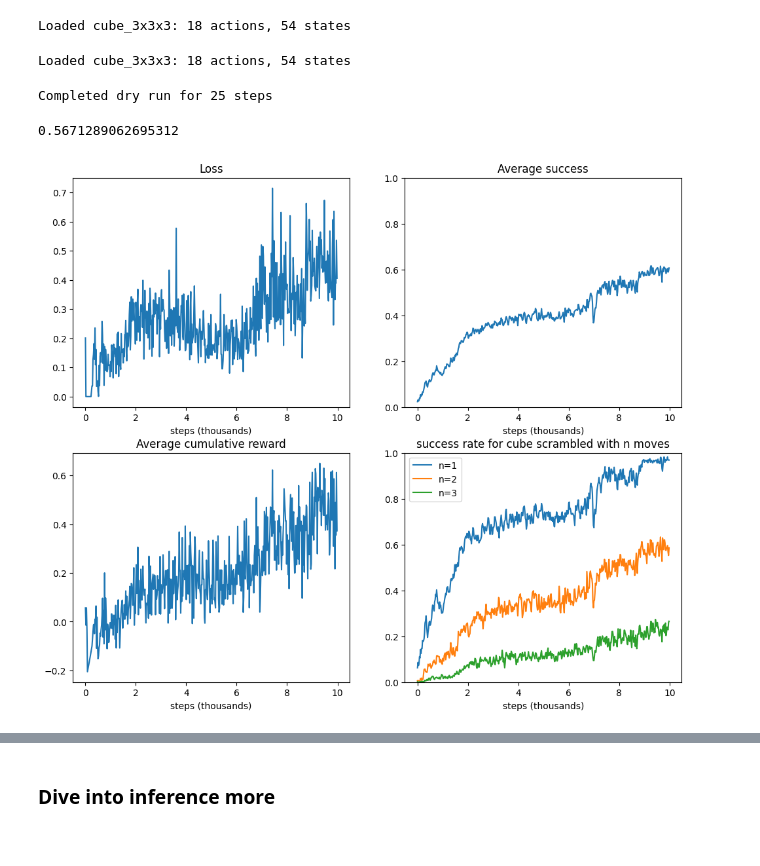
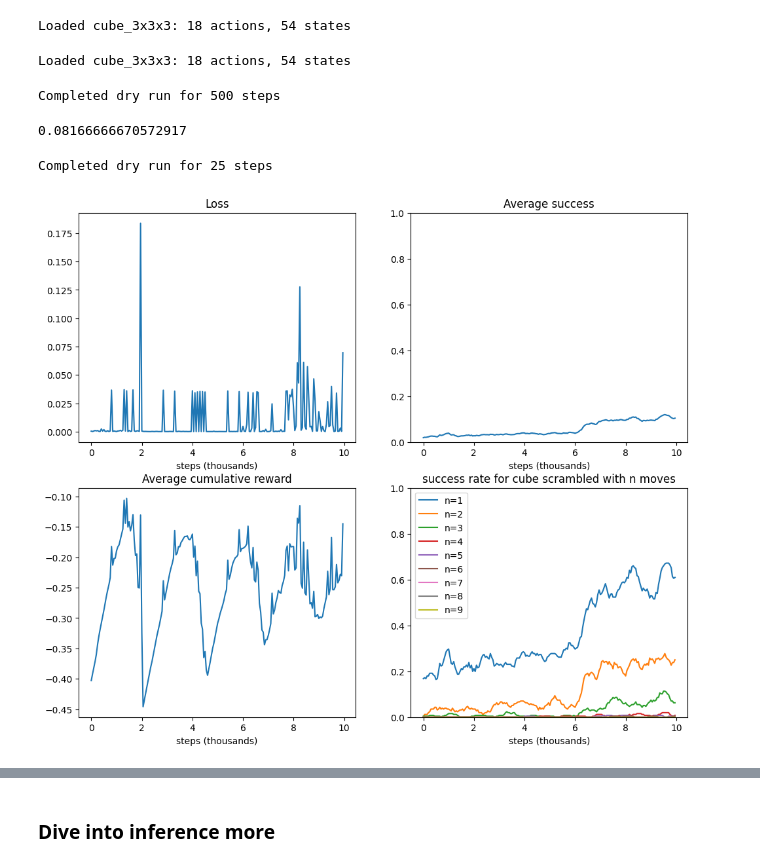
Before and after one commit to LeonY117/polytope-permutation, a Jupyter notebook: agent.ipynb, the cells around one changed output, grey strips where cells are left out. Saved outputs shown, nothing was run; the diff lists cells and outputs as text; code cells hidden in the pictures.

```diff
--- a/agent.ipynb
+++ b/agent.ipynb
@@ -104,7 +109,7 @@ def train(env, agent, history, episodes, episode_length=20, dry_run=0):
             loss = agent.optimize(s, a, r, s_n, terminated, mask)
             s = s_n
 
-        agent.update_target_net()
+        # agent.update_target_net()
 
         history["loss"].append(loss)
         history["reward"].append(
@@ -290,38 +297,33 @@ history = {
 ec = env_config.copy()
 ac = agent_config.copy()
 
-# ec["num_envs"] = 100
-# ec["max_steps"] = 3
-# ec["reward_config"]["success"] = 10
-# ec["reward_config"]["time"] = -0.1
-# ec["reset_config"]["shuffle_range"] = [1, 8]
-# ac["batch_size"] = ec["num_envs"]
-# ac["n"] = 4
-# ac["epsilon_start"] = 0.5
 env = PuzzleEnv(ec)
-agent = NStepAgent(ac)
-# agent = OneStepAgent(ac)
+# agent = NStepAgent(ac)
+agent = OneStepAgent(ac)
 
-
-train(env, agent, history, episodes=500, episode_length=ec["max_steps"], dry_run=25)
+train(env, agent, history, episodes=200, episode_length=ec["max_steps"], dry_run=500)
 # train(env, agent, history, episodes=1, episode_length=1, dry_run=25)
 print(sum(history["avg_success"][-100:]) / len(history["avg_success"][-100:]))
 # print(history["avg_success"][-1])
 # %% [output]
 Loaded cube_3x3x3: 18 actions, 54 states
-Completed dry run for 25 steps
+Completed dry run for 500 steps
-0.5671289062695312
+0.08166666670572917
+# %%
+train(env, agent, history, episodes=400, episode_length=ec["max_steps"], dry_run=25)
+# %% [output]
+Completed dry run for 25 steps
 # %%
 # agent._eps()
 # epsilon_end = 0.05
 # epsilon_start = 0.5
 # epsilon_decay = 2000
 # steps = 5000
 # epsilon_end + (epsilon_start - epsilon_end) * math.exp(-1.0 * steps / epsilon_decay)
 
-plot_history(history, episode_length=20)
+plot_history(history, episode_length=50)
 # %% [output]
-[figure, old version]
+[figure, new version]
 # %%
 # env, agent, history = load_experiment("results/C3_m=3_oneStep")
 result_manager = ResultManager(agent, env)
```
Also changed, not shown: parts of 7 cells of this notebook, 2 other files.
